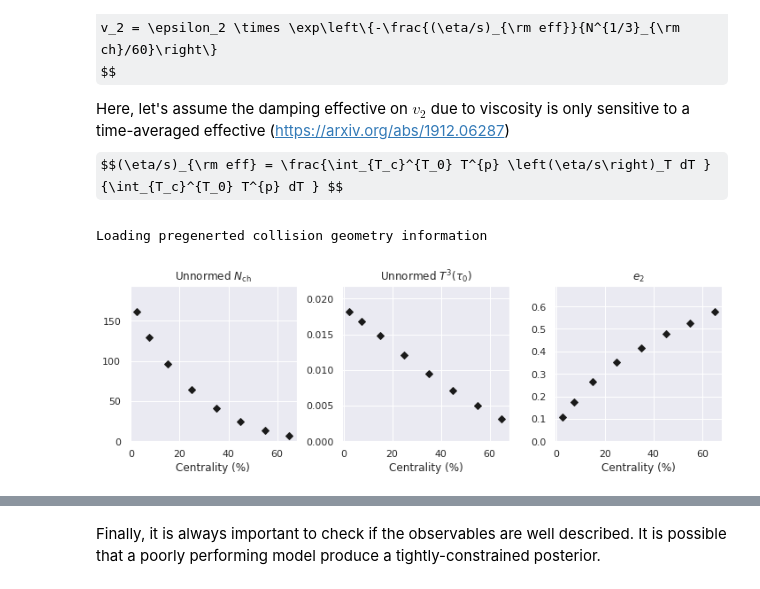
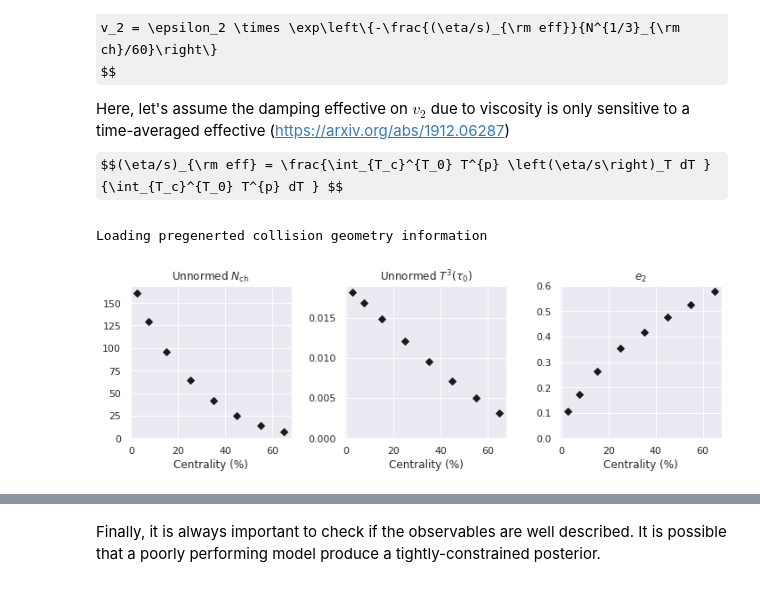
Before and after one commit to danOSU/QGP_Bayes, a Jupyter notebook: BayesForSimpleModel.ipynb, the cells around one changed output, grey strips where cells are left out. Drawn from its saved outputs; the diff is of its cells as text; code cells hidden in the pictures; some formulas as TeX source.

```diff
--- a/BayesForSimpleModel.ipynb
+++ b/BayesForSimpleModel.ipynb
@@ -27,2 +0,0 @@
-# %%
-name="Simple_bayes"
@@ -29,16 +3,14 @@ name="Simple_bayes"
 # %%
 import subprocess
-from multiprocessing import Pool
-from multiprocessing import cpu_count
-import os
-import pickle
-import math
+from multiprocessing import Pool, cpu_count
+import os, pickle, math
 
 import numpy as np
 from numpy.linalg import inv
+
 import matplotlib.pyplot as plt
-
 import seaborn as sns
+sns.set("notebook")
 import pandas as pd
 
 from sklearn.decomposition import PCA
@@ -51,18 +23,21 @@ from scipy import optimize
 from scipy.linalg import lapack
 
 from pyDOE import lhs
-import emcee # 3.0
-import ptemcee
+import emcee
 import h5py
 
-sns.set("notebook")
+# You can find the results, plots and saved d
+project = "SimpleBulk"
+FIGURE_ID = project + '/plots' # save all figures
+DATA_ID = project + "/Data" # save design points (model calculations + design parameter)
+for it in [project, FIGURE_ID, DATA_ID]:
+    os.makedirs(it, exist_ok=True)
 
-#Saved emulator name
-EMU='simple_emu.dat'
-# Where to save the figures and data files
-PROJECT_ROOT_DIR = "Results"
-FIGURE_ID = "Results/FigureFiles"
-DATA_ID = "DataFiles/"
+def data_path(dat_id):
+    return os.path.join(DATA_ID, dat_id)
+
+def save_fig(fig_id):
+    plt.savefig(os.path.join(FIGURE_ID, fig_id) + ".png", format='png', dpi=300)
 # %% [markdown]
 ### A toy model to demonstrate basic ideas of bulk medium calibraiton
 # %% [markdown]
@@ -133,23 +108,22 @@ def Load_Initial_Conditions(Run_TRENTo=False, Nevents=10000):
                 f.write(("{:1.1f}\t"*3+"{:1.4f}\t"*3+'\n').format(ic,icl,icu,iet,ied, ie2))
 
     return np.array([cen, ET, ed, e2])
-# %%
-#cen, ET, ed, e2 = Load_Initial_Conditions(Run_TRENTo=True)
-cen, ET, ed, e2 = Load_Initial_Conditions(Run_TRENTo=False)
-# %% [output]
-Loading pregenerted collision geometry information
 # %%
+#cen, ET, ed, e2 = Load_Initial_Conditions(Run_TRENTo=True)
+cen, ET, ed, e2 = Load_Initial_Conditions(Run_TRENTo=False)
+
 fig, axes = plt.subplots(1,3, figsize=(10,3.5), sharex=True)
-for ax,y,name in zip(axes,
-                    [ET, ed, e2],
-                    [r"Unnormed $N_{\rm ch}$", r"Unnormed $T^3(\tau_0)$", r"$e_2$"]):
+titles = [r"Unnormed $N_{\rm ch}$", r"Unnormed $T^3(\tau_0)$", r"$e_2$"]
+for ax,y,name in zip(axes, [ET, ed, e2], titles):
     ax.plot(cen, y, 'kD')
     ax.set_title(name)
     ax.set_xlabel("Centrality (%)")
-    ax.set_ylim(ymin=0, ymax=y.max()*1.2)
+    ax.set_ylim(ymin=0)
 plt.tight_layout(True)
+save_fig("Initial_condition")
 # %% [output]
+Loading pregenerted collision geometry information
-[figure, old version]
+[figure, new version]
 # %%
 # Toy model of a hydro-like repsonse to eccentricity
 from scipy.integrate import quad
```
Also changed, not shown: parts of 77 cells of this notebook, 12 other files.
